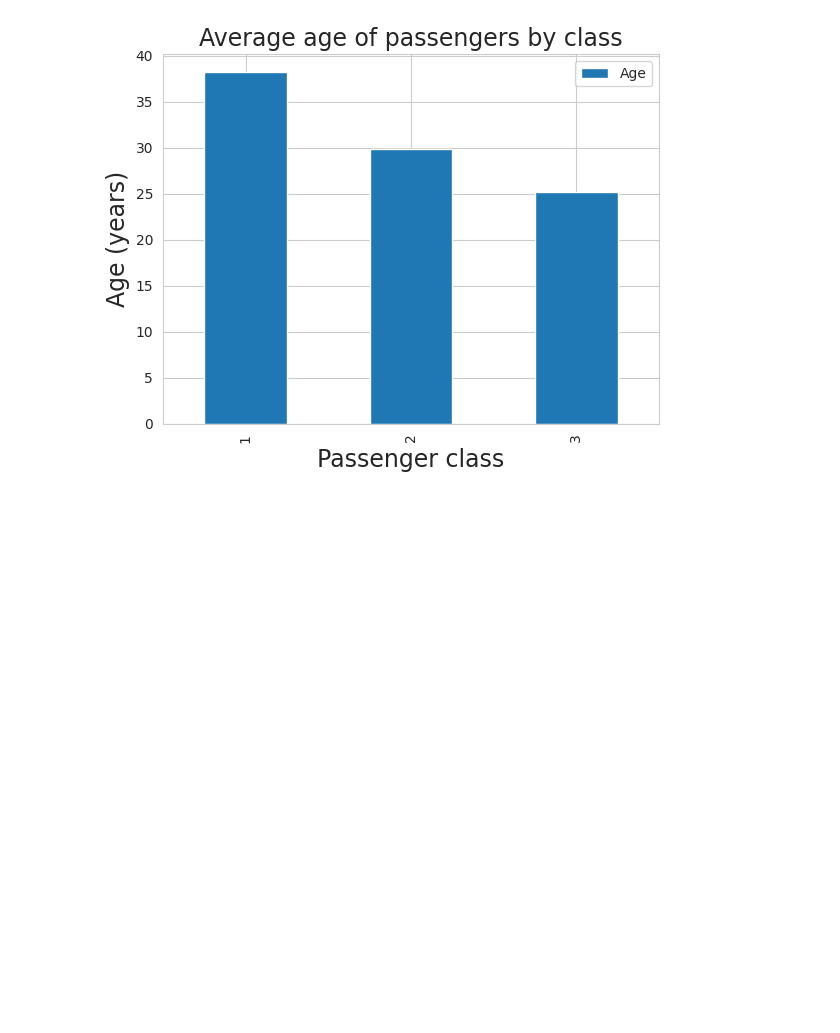
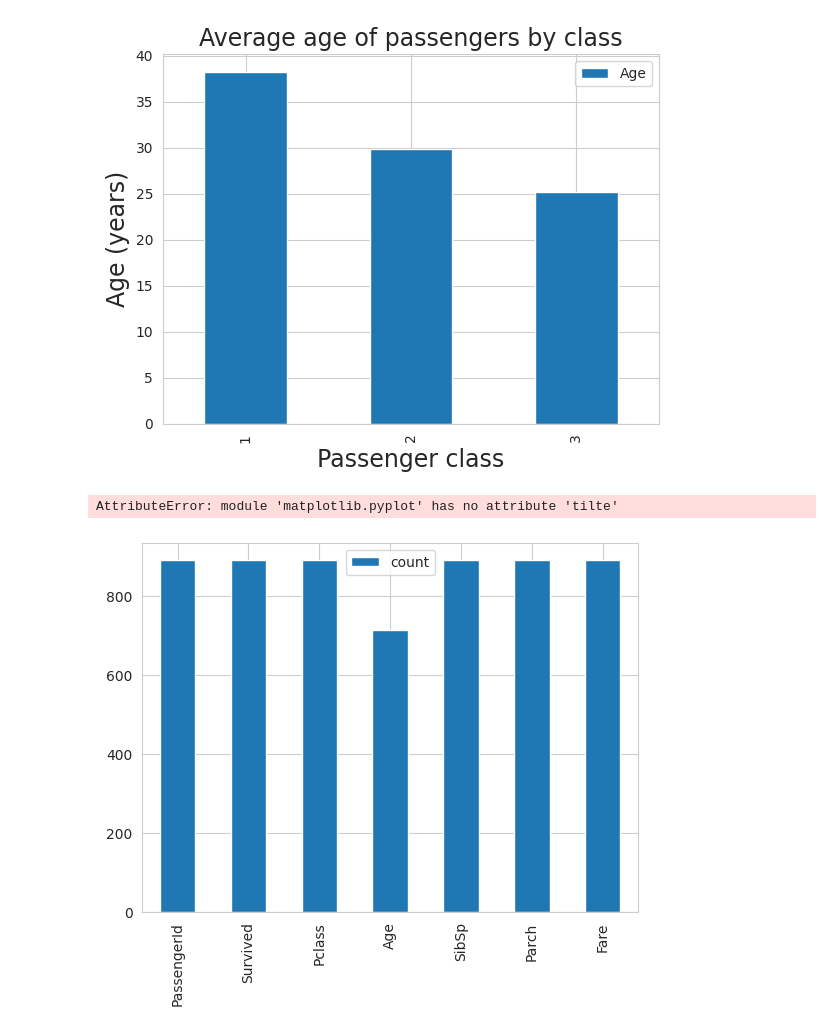
Before and after one commit to Trisha81/AIML-2025, a Jupyter notebook: Lab_5.ipynb, the cells around one changed output. Drawn from its saved outputs; the diff is of its cells as text; code cells hidden in the pictures; blank space fills up the shorter version.

```diff
--- a/Lab_5.ipynb
+++ b/Lab_5.ipynb
@@ -133,3 +133,13 @@ def impute_age(cols):
         return a[2]
   else:
         return Age
+# %%
+train['Age'] = train[['Age', 'Pclass']].apply(impute_age,axis=1)
+d=train.describe()
+
+dt=d.T
+dT.plot.bar(y='count')
+plt.tilte("Bar plot of numberic features",fontsize=17)
+# %% [output]
+AttributeError: module 'matplotlib.pyplot' has no attribute 'tilte'
+[figure, added]
```
